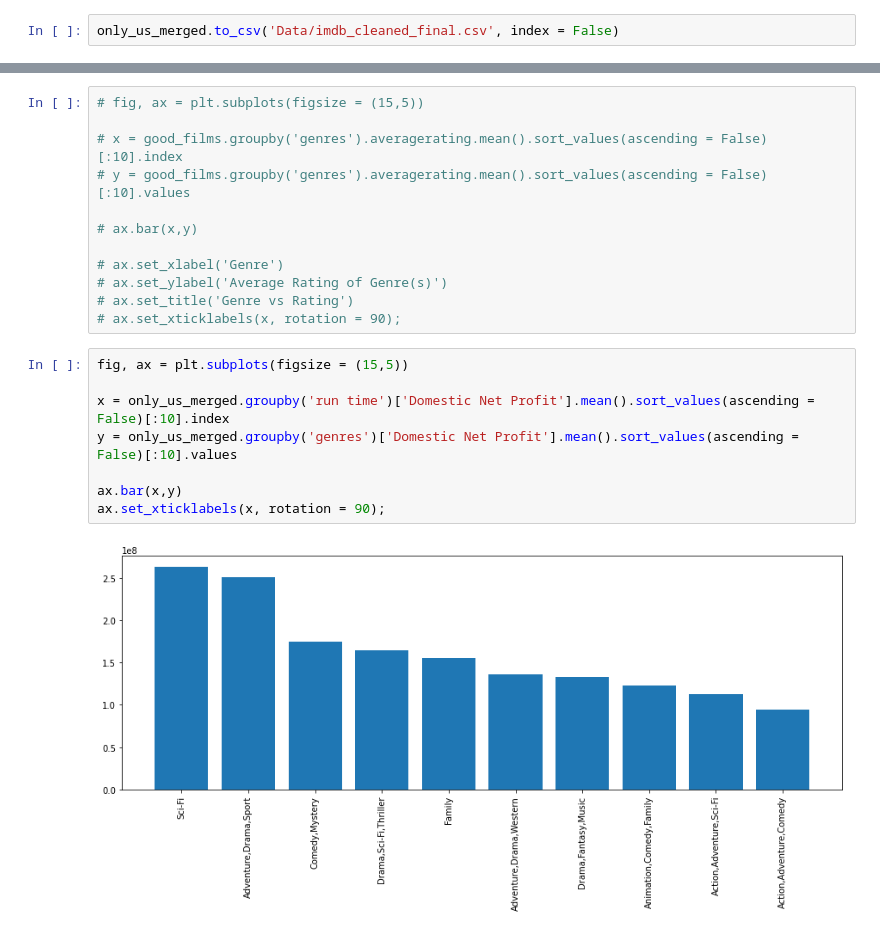
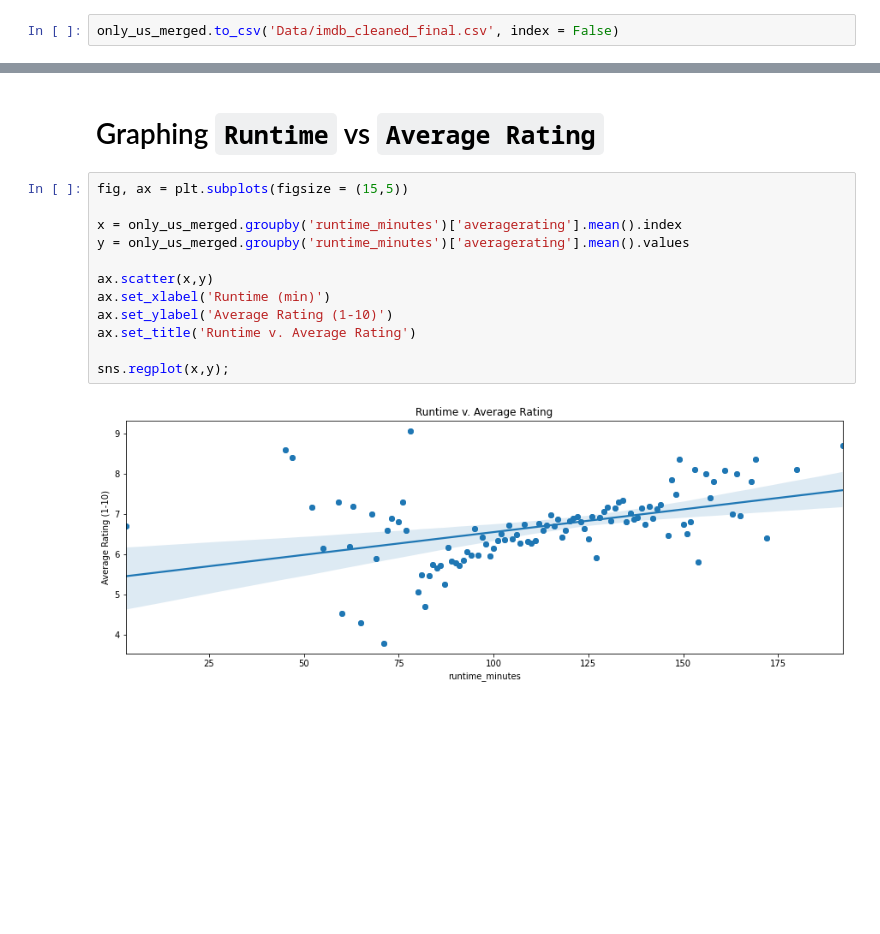
Before and after one commit to nate-walter/Movie-Studio-Project, a Jupyter notebook: imdb_cleaned_merged_final.ipynb, the cells around one changed output, grey strips where cells are left out. Drawn from its saved outputs; the diff is of its cells as text; blank space fills up the shorter version.

```diff
--- a/imdb_cleaned_merged_final.ipynb
+++ b/imdb_cleaned_merged_final.ipynb
@@ -276,22 +175,16 @@ only_us_merged.to_csv('Data/imdb_cleaned_final.csv', index = False)
+# %% [markdown]
+# Graphing `Runtime` vs `Average Rating`
 # %%
-# fig, ax = plt.subplots(figsize = (15,5))
+fig, ax = plt.subplots(figsize = (15,5))
 
-# x = good_films.groupby('genres').averagerating.mean().sort_values(ascending = False)[:10].index
-# y = good_films.groupby('genres').averagerating.mean().sort_values(ascending = False)[:10].values
+x = only_us_merged.groupby('runtime_minutes')['averagerating'].mean().index
+y = only_us_merged.groupby('runtime_minutes')['averagerating'].mean().values
 
-# ax.bar(x,y)
+ax.scatter(x,y)
+ax.set_xlabel('Runtime (min)')
+ax.set_ylabel('Average Rating (1-10)')
+ax.set_title('Runtime v. Average Rating')
 
-# ax.set_xlabel('Genre')
-# ax.set_ylabel('Average Rating of Genre(s)')
-# ax.set_title('Genre vs Rating')
-# ax.set_xticklabels(x, rotation = 90);
+sns.regplot(x,y);
+# %% [output]
+[figure, added]
-# %%
-fig, ax = plt.subplots(figsize = (15,5))
-
-x = only_us_merged.groupby('run time')['Domestic Net Profit'].mean().sort_values(ascending = False)[:10].index
-y = only_us_merged.groupby('genres')['Domestic Net Profit'].mean().sort_values(ascending = False)[:10].values
-
-ax.bar(x,y)
-ax.set_xticklabels(x, rotation = 90);
-# %% [output]
-[figure, removed]
```
Also changed, not shown: parts of 36 cells of this notebook, 3 other files.
